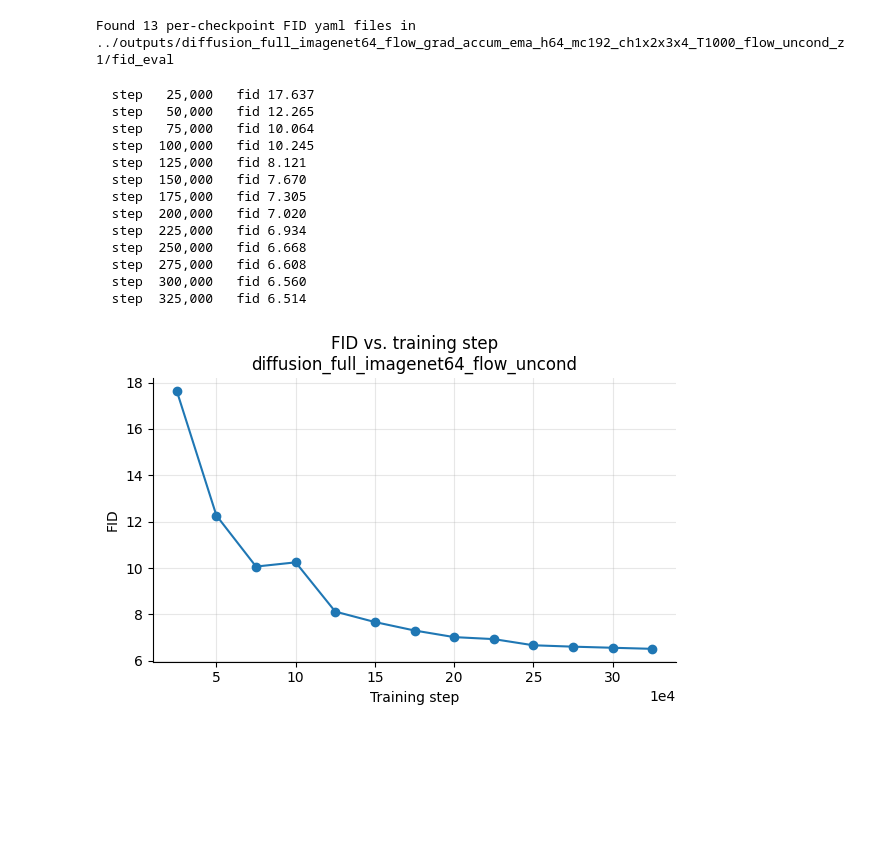
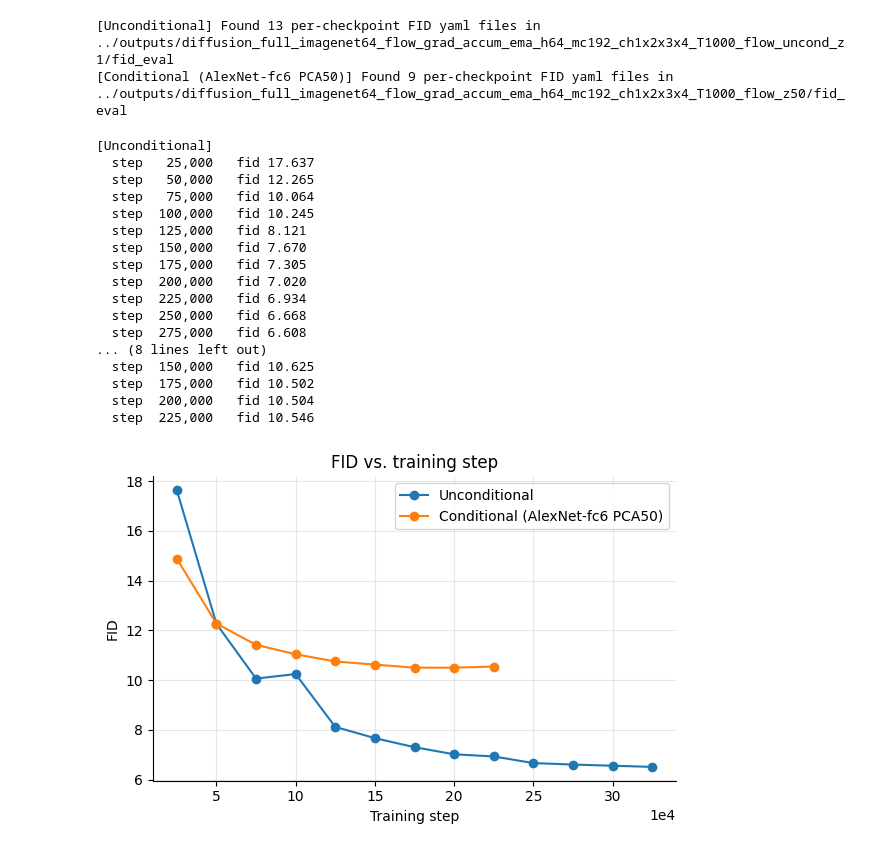
Before and after one commit to jhanliufu-personal/DiffusionBANMap, a Jupyter notebook: notebooks/fid_vs_step.ipynb, the cells around one changed output. Saved outputs shown, nothing was run; the diff lists cells and outputs as text; code cells hidden in the pictures; blank space fills up the shorter version.

```diff
--- a/notebooks/fid_vs_step.ipynb
+++ b/notebooks/fid_vs_step.ipynb
@@ -21,5 +23,9 @@ sys.path.insert(0, REPO_ROOT)
 
 from utils import make_run_tag
 # %%
-CONFIG_PATH = os.path.join(REPO_ROOT, "config/diffusion_full_imagenet64_flow_uncond.yaml")
+# Map each diffusion config path to the legend label its curve should carry in the final plot.
+CONFIGS = {
+    os.path.join(REPO_ROOT, "config/diffusion_full_imagenet64_flow_uncond.yaml"): "Unconditional",
+    os.path.join(REPO_ROOT, "config/diffusion_full_imagenet64_flow.yaml"): "Conditional (AlexNet-fc6 PCA50)",
+}
 # %%
@@ -34,32 +44,48 @@ Resolved output_dir: outputs/diffusion_full_imagenet64_flow_grad_accum_ema_h64_m
 # %%
-eval_dir = os.path.join(REPO_ROOT, diff_cfg.output_dir, "fid_eval")
+# *_fid.yaml, not fid_summary.yaml (different schema: a stem -> {step, fid} mapping, rather
+# than one flat {step, fid, ...} dict per file) -- see scripts/calculate_fid_sweep.py.
+# A run with no *_fid.yaml yet is warned about and dropped, rather than aborting the whole
+# notebook, so the other runs can still be plotted.
+for run in runs:
+    eval_dir = os.path.join(REPO_ROOT, run["diff_cfg"].output_dir, "fid_eval")
+    yaml_paths = sorted(glob.glob(os.path.join(eval_dir, "*_fid.yaml")))
+    run["eval_dir"] = eval_dir
+    run["yaml_paths"] = yaml_paths
+    if yaml_paths:
+        print(f"[{run['tag']}] Found {len(yaml_paths)} per-checkpoint FID yaml files in {eval_dir}")
+    else:
+        print(
+            f"[{run['tag']}] No *_fid.yaml files found in {eval_dir} -- has "
+            "scripts/calculate_fid_sweep.py been run for this config yet? Skipping."
+        )
 
-# *_fid.yaml, not fid_summary.yaml (different schema: a stem -> {step, fid} mapping,
-# rather than one flat {step, fid, ...} dict per file) -- see scripts/calculate_fid_sweep.py
-yaml_paths = sorted(glob.glob(os.path.join(eval_dir, "*_fid.yaml")))
-assert yaml_paths, (
-    f"No *_fid.yaml files found in {eval_dir} -- has scripts/calculate_fid_sweep.py "
-    "been run for this config yet?"
+runs = [run for run in runs if run["yaml_paths"]]
+assert runs, (
+    "No config in CONFIGS has any *_fid.yaml files yet -- run scripts/calculate_fid_sweep.py "
+    "for at least one config first."
 )
-print(f"Found {len(yaml_paths)} per-checkpoint FID yaml files in {eval_dir}")
 # %% [output]
-Found 13 per-checkpoint FID yaml files in ../outputs/diffusion_full_imagenet64_flow_grad_accum_ema_h64_mc192_ch1x2x3x4_T1000_flow_uncond_z1/fid_eval
+[Unconditional] Found 13 per-checkpoint FID yaml files in ../outputs/diffusion_full_imagenet64_flow_grad_accum_ema_h64_mc192_ch1x2x3x4_T1000_flow_uncond_z1/fid_eval
+[Conditional (AlexNet-fc6 PCA50)] Found 9 per-checkpoint FID yaml files in ../outputs/diffusion_full_imagenet64_flow_grad_accum_ema_h64_mc192_ch1x2x3x4_T1000_flow_z50/fid_eval
 # %%
-steps, fids = [], []
-for p in yaml_paths:
-    with open(p) as f:
-        info = yaml.safe_load(f)
-    steps.append(info["step"])
-    fids.append(info["fid"])
+for run in runs:
+    steps, fids = [], []
+    for p in run["yaml_paths"]:
+        with open(p) as f:
+            info = yaml.safe_load(f)
+        steps.append(info["step"])
+        fids.append(info["fid"])
 
-steps = np.array(steps)
-fids = np.array(fids)
-order = np.argsort(steps)
-steps, fids = steps[order], fids[order]
+    steps = np.array(steps)
+    fids = np.array(fids)
+    order = np.argsort(steps)
+    run["steps"], run["fids"] = steps[order], fids[order]
 
-for s, fd in zip(steps, fids):
-    print(f"  step {s:>8,}   fid {fd:.3f}")
+    print(f"[{run['tag']}]")
+    for s, fd in zip(run["steps"], run["fids"]):
+        print(f"  step {s:>8,}   fid {fd:.3f}")
 # %% [output]
+[Unconditional]
   step   25,000   fid 17.637
   step   50,000   fid 12.265
   step   75,000   fid 10.064
@@ -71,21 +97,26 @@ for s, fd in zip(steps, fids):
   step  225,000   fid 6.934
   step  250,000   fid 6.668
   step  275,000   fid 6.608
-  step  300,000   fid 6.560
-  step  325,000   fid 6.514
+... (8 lines left out)
+  step  150,000   fid 10.625
+  step  175,000   fid 10.502
+  step  200,000   fid 10.504
+  step  225,000   fid 10.546
 # %%
 fig, ax = plt.subplots(figsize=(6, 4))
-ax.plot(steps, fids, marker="o")
+for run in runs:
+    ax.plot(run["steps"], run["fids"], marker="o", label=run["tag"])
 ax.set_xlabel("Training step")
 ax.set_ylabel("FID")
-ax.set_title(f"FID vs. training step\n{getattr(diff_cfg, 'experiment_name', diff_cfg.output_dir)}")
+ax.set_title("FID vs. training step")
 ax.grid(alpha=0.3)
+ax.legend()
 
 ax.spines["top"].set_visible(False)
 ax.spines["right"].set_visible(False)
 ax.ticklabel_format(style="sci", axis="x", scilimits=(4, 4))
 
 plt.tight_layout()
 plt.show()
 # %% [output]
-[figure, old version]
+[figure, new version]
```
Also changed, not shown: parts of 2 cells of this notebook, 1 other file.
